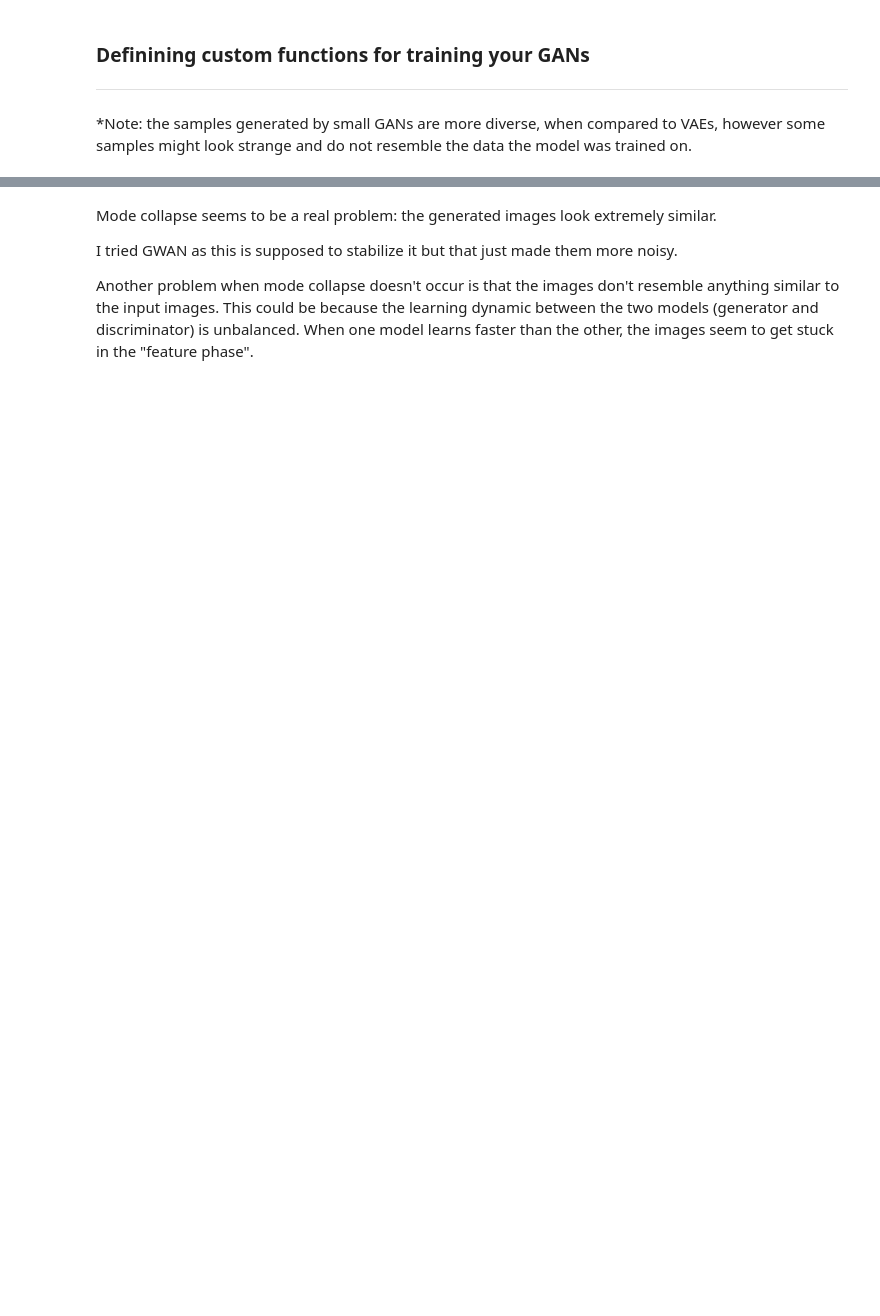
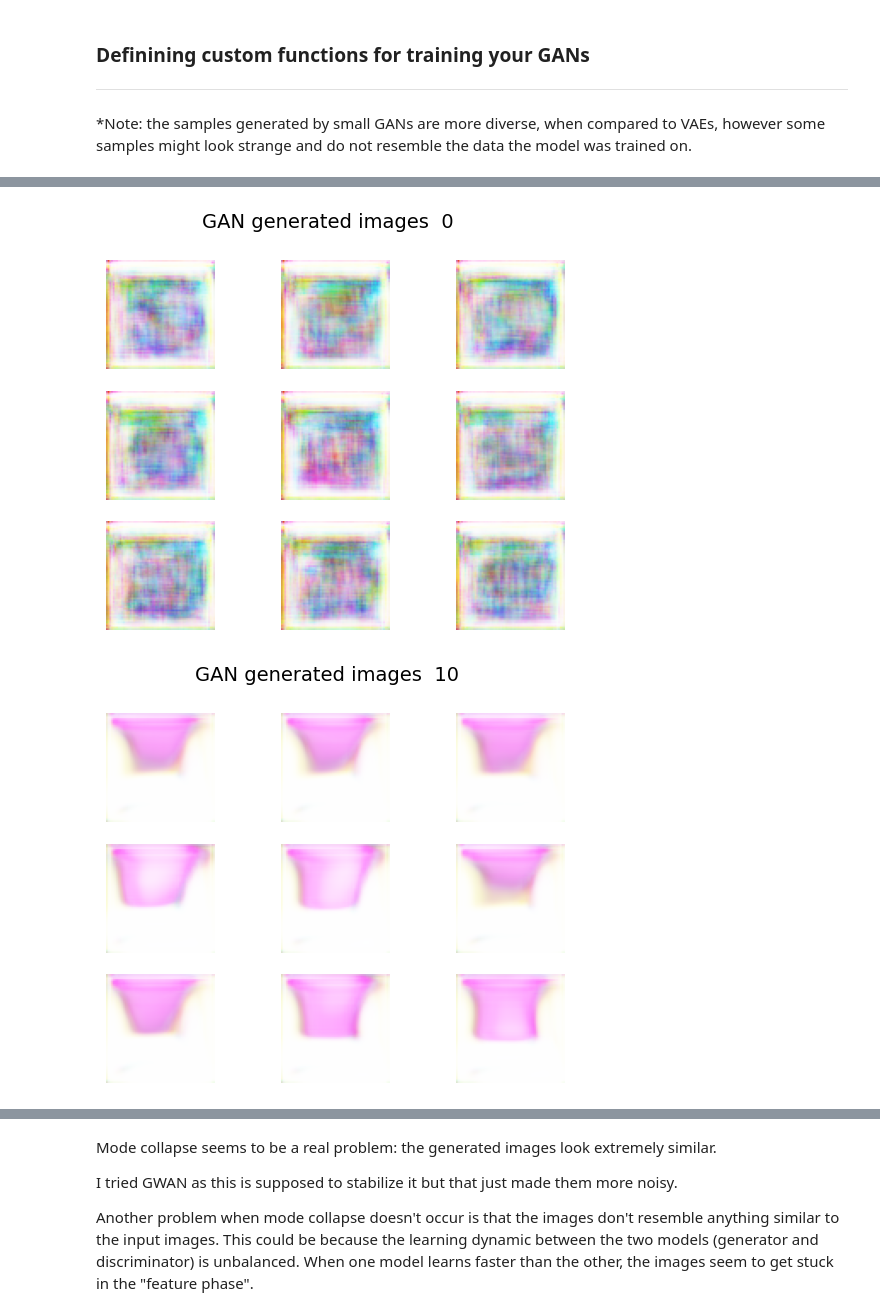
Before and after one commit to NielsDrift/DL_77, a Jupyter notebook: IDL_A1_task3.ipynb, the cells around one changed output, grey strips where cells are left out. Cells and saved outputs as stored; diff of their text form; code cells hidden in the pictures; blank space fills up the shorter version.

```diff
--- a/IDL_A1_task3.ipynb
+++ b/IDL_A1_task3.ipynb
@@ -560,0 +641,12 @@ Output hidden; open in https://colab.research.google.com to view.
+# %%
+## Build and train the model (RMSprop for discriminator optimizer)
+
+latent_dim = 256
+dataset_scaled = load_real_samples(scale=True)
+combined_dataset = np.concatenate([dataset_scaled, augmented_data], axis=0)
+
+
+train_gan(generator, discriminator, gan, combined_dataset, latent_dim, n_epochs=51)
+# %% [output]
+[figure, added]
+[figure, added]
```
Also changed, not shown: parts of 15 cells of this notebook.
